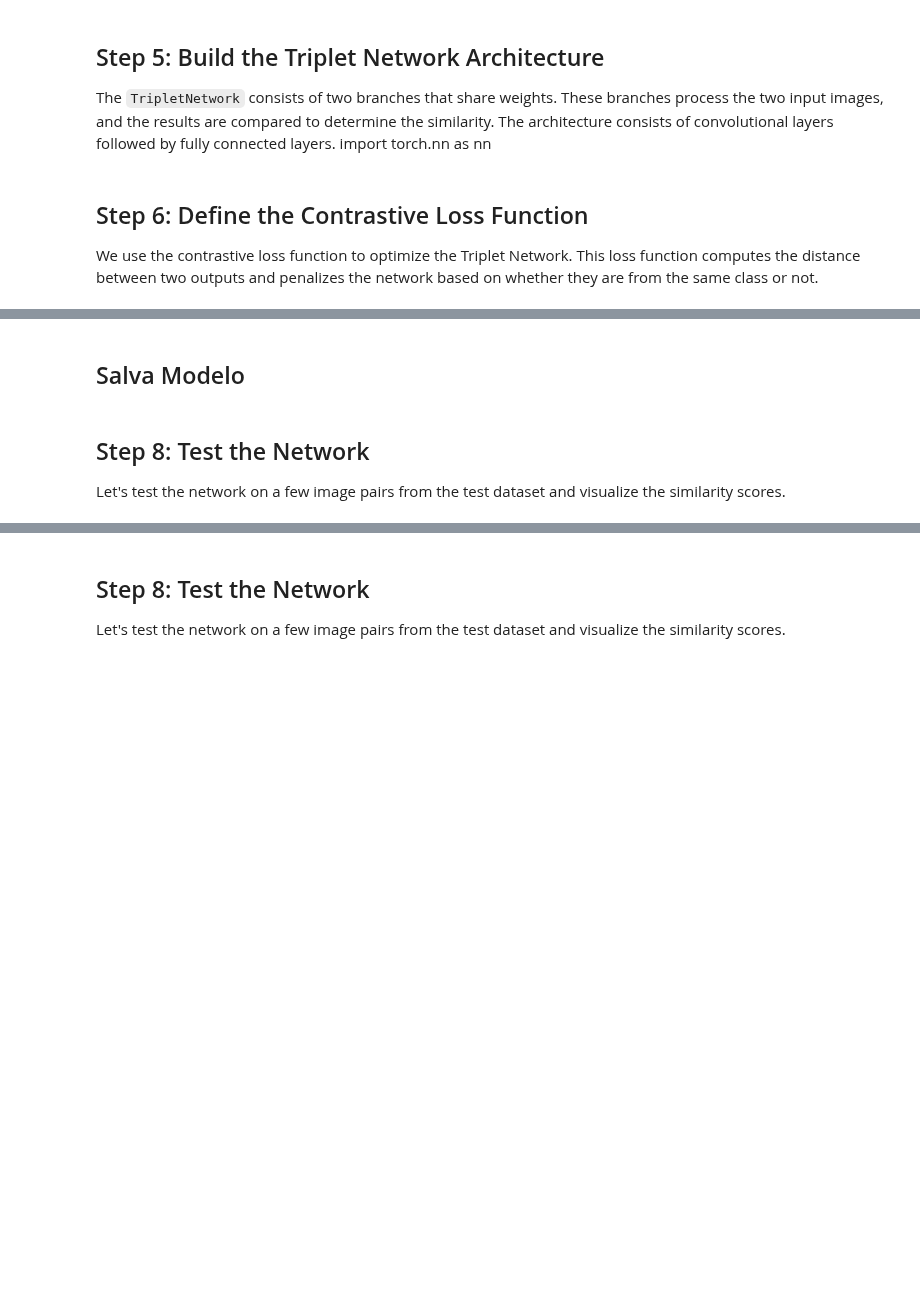
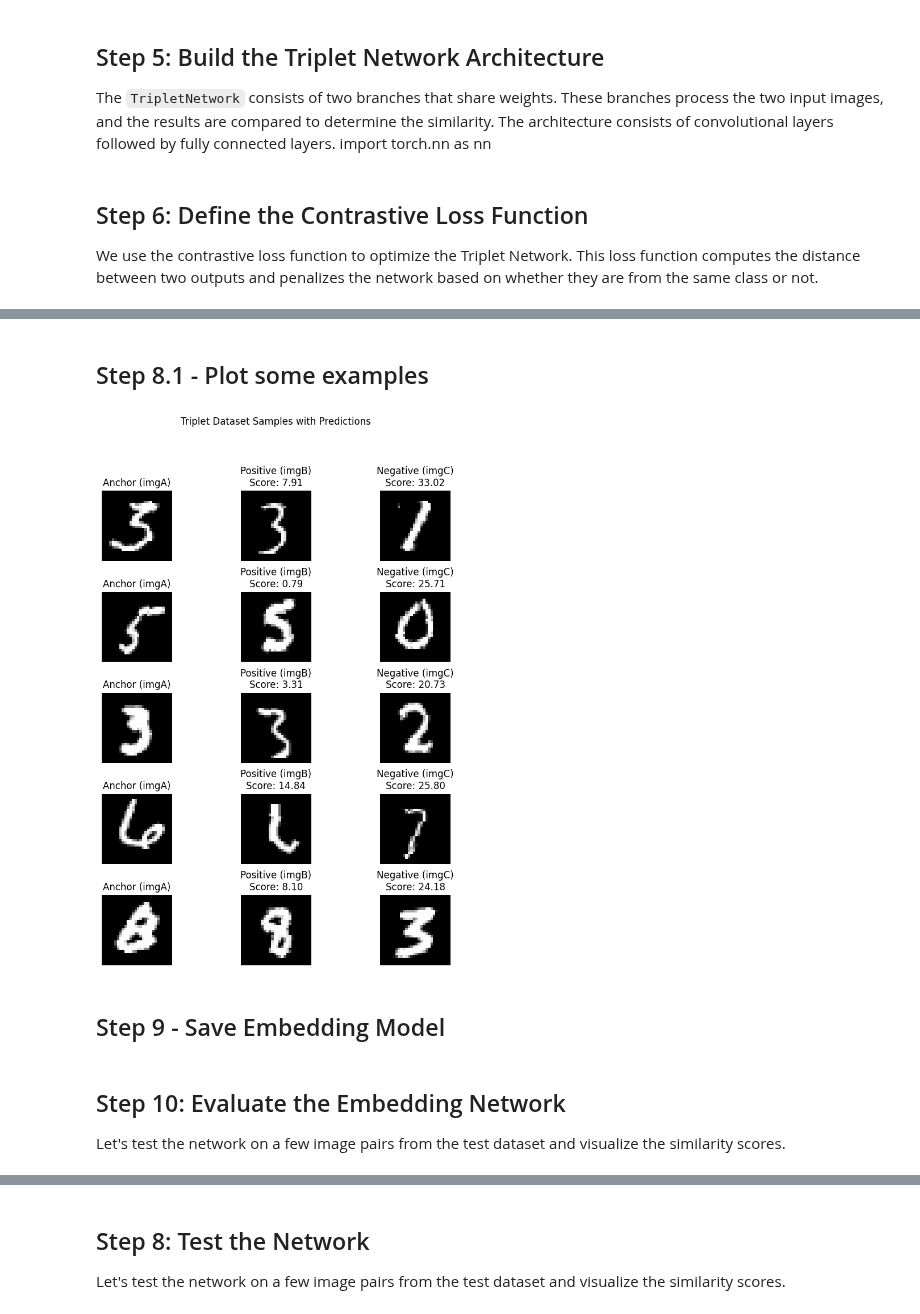
Before and after one commit to WillzWayn/growing-happy, a Jupyter notebook: AI/Siameses-Tower/TripletLoss - Pytorch - Siameses Tower.ipynb, the cells around one changed output, grey strips where cells are left out. Saved outputs shown, nothing was run; the diff lists cells and outputs as text; code cells hidden in the pictures; blank space fills up the shorter version.

Commit message:
triplet-loss-pytorch | with outputs.

```diff
--- a/AI/Siameses-Tower/TripletLoss - Pytorch - Siameses Tower.ipynb
+++ b/AI/Siameses-Tower/TripletLoss - Pytorch - Siameses Tower.ipynb
@@ -22,7 +22,7 @@ from tqdm import tqdm
 # %% [markdown]
 ## Variaveis de ambiente
 # %%
-EPOCHS = 15
+EPOCHS = 1
 EMBEDDING_SPACE = 3
 # %% [markdown]
 ## Step 2: Set Up Device
@@ -166,7 +170,7 @@ class Tower(nn.Module):
             nn.Linear(1024, 256),
             nn.ReLU(inplace=True),
 
-            nn.Linear(256, 3)
+            nn.Linear(256, EMBEDDING_SPACE)
         )
 
     def forward(self, x):
@@ -189,10 +193,8 @@ class TripletNetwork(nn.Module):
 ## Step 6: Define the Contrastive Loss Function
 We use the contrastive loss function to optimize the Triplet Network. This loss function computes the distance between two outputs and penalizes the network based on whether they are from the same class or not.
 # %%
-
-
 class TripletLoss(torch.nn.Module):
-    def __init__(self, margin=1.0):
+    def __init__(self, margin=3.0):
         super(TripletLoss, self).__init__()
         self.margin = margin
 
@@ -317,4 +276,61 @@ plot_triplet_predict_samples(triplet_test, num_samples=5)
-# %% [markdown]
-## Salva Modelo
+# %% [markdown]
+## Step 8.1 - Plot some examples
+# %%
+def plot_triplet_predict_samples(dataset, num_samples=5):
+    """
+    Plots triplets of images from the TripletDataset along with their predicted label
+    indicating if imgA and imgB belong to the same class and imgA and imgC to different classes.
+
+    Args:
+        dataset: An instance of the TripletDataset.
+        num_samples: Number of image triplets to plot.
+    """
+    # Set up the plot with 3 columns for triplet images
+    fig, axes = plt.subplots(num_samples, 3, figsize=(8, num_samples * 2))
+    fig.suptitle('Triplet Dataset Samples with Predictions')
+
+    for i in range(num_samples):
+        # Randomly pick an index from the dataset
+        imgA, imgB, imgC = dataset[random.randint(0, len(dataset) - 1)]
+        imgA, imgB, imgC = imgA.to(device), imgB.to(device), imgC.to(device)
+
+        # Get the model's outputs for each image in the triplet
+        outputA, outputB, outputC = triplet_model(imgA.unsqueeze(0), imgB.unsqueeze(0), imgC.unsqueeze(0))
+
+        # Compute pairwise distances (similarity scores)
+        similarity_score_AB = F.pairwise_distance(outputA, outputB).cpu().item()
+        similarity_score_AC = F.pairwise_distance(outputA, outputC).cpu().item()
+
+        # Convert tensors to numpy arrays for plotting
+        imgA = imgA.cpu().squeeze().numpy()
+        imgB = imgB.cpu().squeeze().numpy()
+        imgC = imgC.cpu().squeeze().numpy()
+
+        # Plot imgA (Anchor)
+        axes[i, 0].imshow(imgA, cmap='gray')
+        axes[i, 0].axis('off')
+        axes[i, 0].set_title('Anchor (imgA)')
+
+        # Plot imgB (Positive)
+        axes[i, 1].imshow(imgB, cmap='gray')
+        axes[i, 1].axis('off')
+        axes[i, 1].set_title(f'Positive (imgB)\nScore: {similarity_score_AB:.2f}')
+
+        # Plot imgC (Negative)
+        axes[i, 2].imshow(imgC, cmap='gray')
+        axes[i, 2].axis('off')
+        axes[i, 2].set_title(f'Negative (imgC)\nScore: {similarity_score_AC:.2f}')
+
+    plt.tight_layout()
+    plt.subplots_adjust(top=0.85)
+    plt.savefig('plot_triplet_predicted_samples.png')
+
+
+# Example call to the function
+plot_triplet_predict_samples(triplet_test, num_samples=5)
+# %% [output]
+[figure, added]
+# %% [markdown]
+## Step 9 - Save Embedding Model
 # %%
 # Salvar o modelo da Tower
@@ -322,5 +338,5 @@ torch.save(net.tower.state_dict(), 'tower_model_triplet.pth')
 # %% [markdown]
-## Step 8: Test the Network
+## Step 10: Evaluate the Embedding Network
 Let's test the network on a few image pairs from the test dataset and visualize the similarity scores.
 # %%
 # Carrega o modelo da Tower
```
Also changed, not shown: parts of 12 cells of this notebook.
